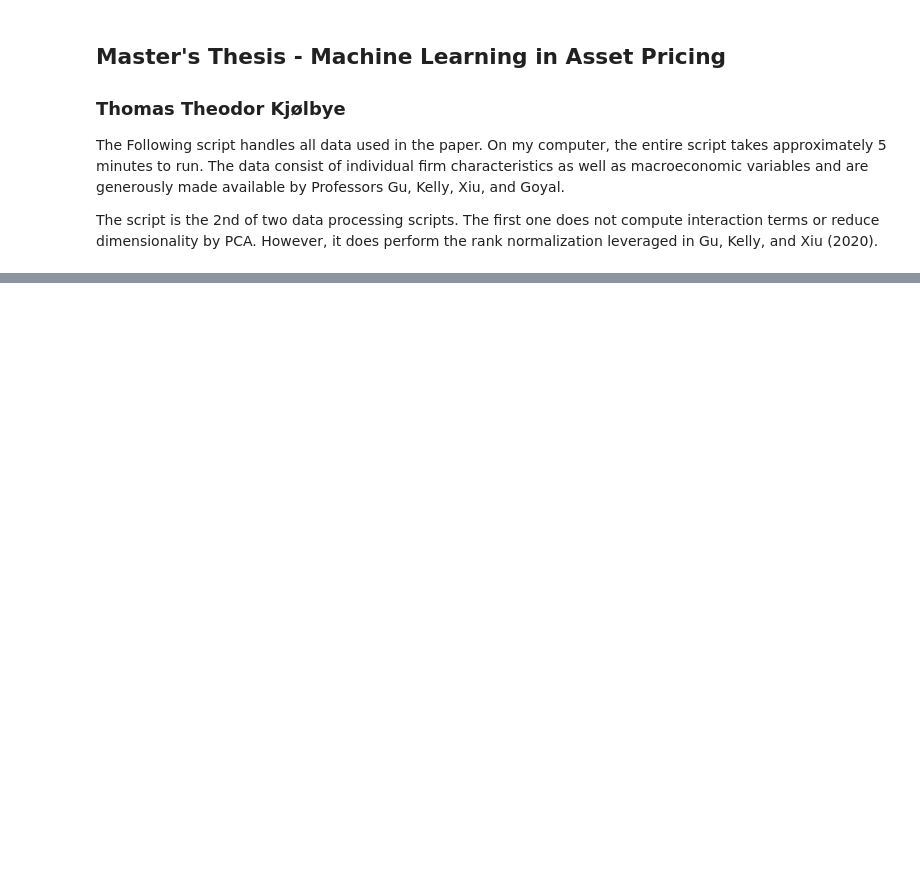
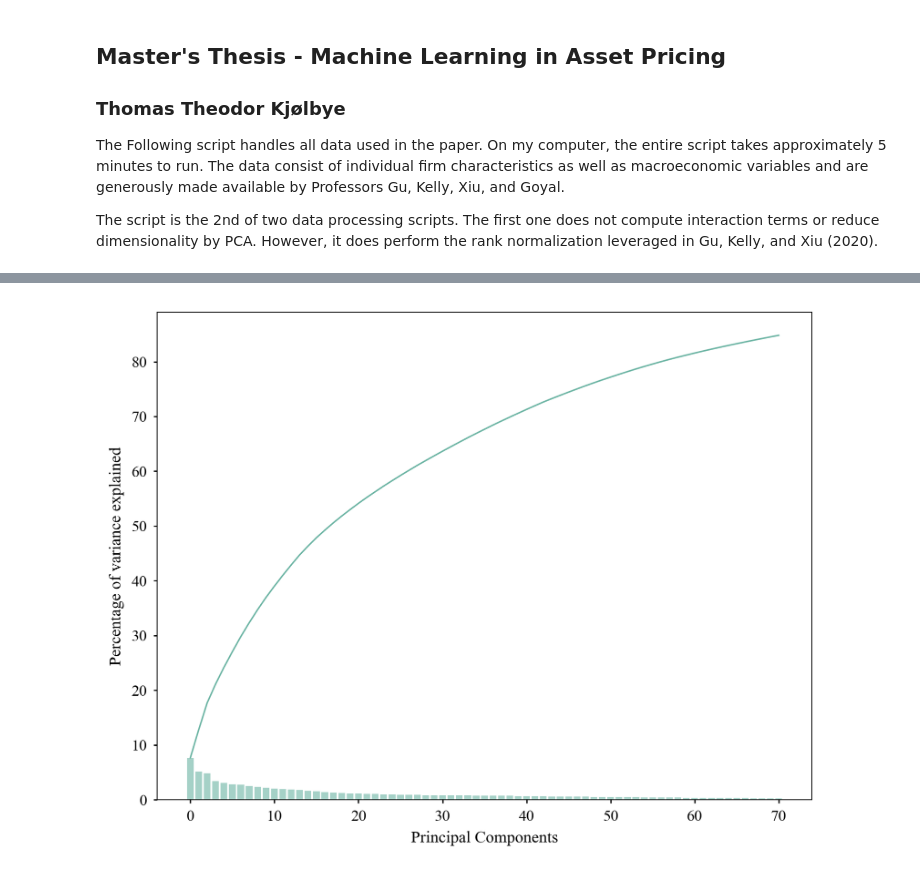
Before and after one commit to fikus44/Masters-Thesis, a Jupyter notebook: Data Processing PCA.ipynb, the cells around one changed output, grey strips where cells are left out. Cells and saved outputs as stored; diff of their text form; code cells hidden in the pictures; blank space fills up the shorter version.

```diff
--- a/Data Processing PCA.ipynb
+++ b/Data Processing PCA.ipynb
@@ -154,0 +133,4 @@ data_tt.to_csv(os.path.dirname(os.getcwd()) + '\\Data' +'\\data_tt_01.csv', head
+# %%
+# Load interaction terms for training and validation data
+interaction_t = pd.read_csv(os.path.dirname(os.getcwd()) +'\\interaction_t.csv')
+interaction_v = pd.read_csv(os.path.dirname(os.getcwd()) +'\\interaction_v.csv')
@@ -154,0 +251,40 @@ data_tt.to_csv(os.path.dirname(os.getcwd()) + '\\Data' +'\\data_tt_01.csv', head
+# %%
+# Prep data for PCA figure
+import itertools as it
+
+explained_var_sum = it.accumulate(pca.explained_variance_ratio_)
+explained_var_sum_list = list(explained_var_sum)
+#explained_var_sum_list = explained_var_sum_list[:pca.explained_variance_[pca.explained_variance_ >= 1].shape[0]]
+# %%
+# Setup PCA Figure
+plt.rcParams['figure.dpi'] = 300
+plt.rcParams["font.family"] = "Times New Roman"
+dim = pca.explained_variance_[pca.explained_variance_ >= 1].shape[0]
+height = pca.explained_variance_ratio_[:dim]*100
+bars = ['PC' + str(x) for x in range(1, dim+1)]
+x_pos = (np.arange(len(explained_var_sum_list[:dim])))
+
+# PCA Figure
+fig, ax = plt.subplots()
+ax.bar(x_pos, height, color = "#69b3a2", alpha = 0.6)
+ax.plot([item * 100 for item in explained_var_sum_list[:dim]], color = "#69b3a2", linewidth = 0.8, alpha = 1)
+
+# Slim axes
+ax.spines['bottom'].set_linewidth(0.5)
+ax.spines['left'].set_linewidth(0.5)
+ax.spines['right'].set_linewidth(0.5)
+ax.spines['top'].set_linewidth(0.5)
+
+# Smaller tick text and smaller ticks
+ax.tick_params(axis='both', which='major', labelsize=8.5, width = 0.75, length = 2)
+
+# Add labels and change font
+plt.xlabel("Principal Components", size = 9)
+plt.ylabel("Percentage of variance explained", size = 9)
+
+# Save as PDF
+plt.savefig('pca_test.pdf', bbox_inches='tight')
+
+plt.show()
+# %% [output]
+[figure, added]
```
Also changed, not shown: parts of 26 cells of this notebook, 5 other files.
